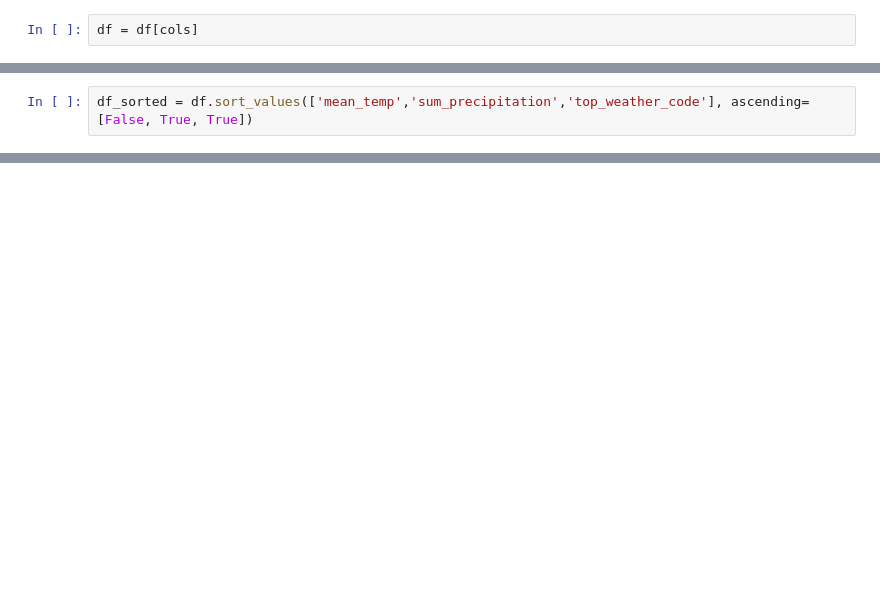
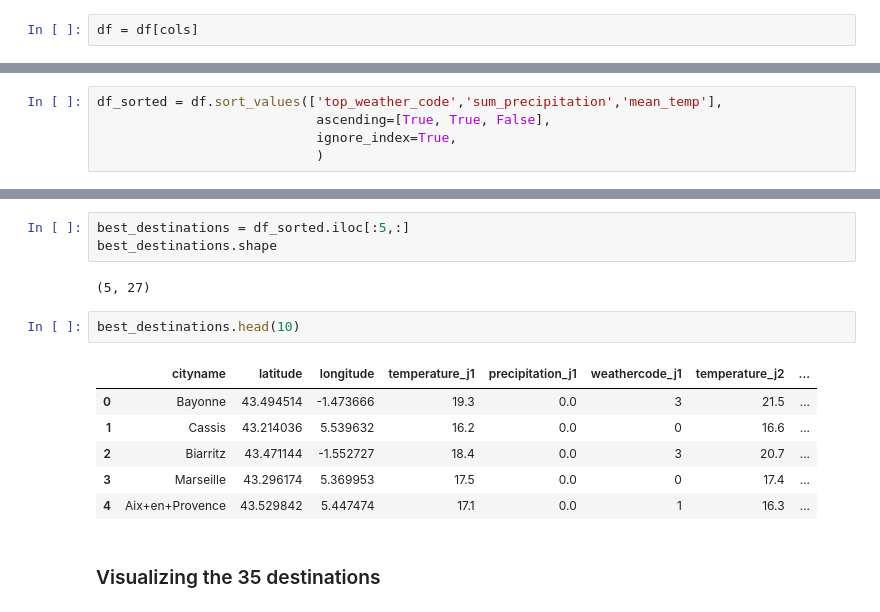
Before and after one commit to christophe-derache/certification35288_bloc1-kayak_project, a Jupyter notebook: get_weather_35_destinations/sort_best_destinations.ipynb, the cells around one changed output, grey strips where cells are left out. Saved outputs shown, nothing was run; the diff lists cells and outputs as text; blank space fills up the shorter version.

```diff
--- a/get_weather_35_destinations/sort_best_destinations.ipynb
+++ b/get_weather_35_destinations/sort_best_destinations.ipynb
@@ -78,2 +132,5 @@ Index(['cityname', 'coordinates', 'temperature_j1', 'precipitation_j1',
 # %%
-df_sorted = df.sort_values(['mean_temp','sum_precipitation','top_weather_code'], ascending=[False, True, True])
+df_sorted = df.sort_values(['top_weather_code','sum_precipitation','mean_temp'],
+                            ascending=[True, True, False],
+                            ignore_index=True,
+                            )
@@ -88,0 +137,16 @@ df_sorted.head(5)
+# %%
+best_destinations = df_sorted.iloc[:5,:]
+best_destinations.shape
+# %% [output]
+(5, 27)
+# %%
+best_destinations.head(10)
+# %% [output]
+|  | cityname | latitude | longitude | temperature_j1 | precipitation_j1 | weathercode_j1 | temperature_j2 | ... |
+| 0 | Bayonne | 43.494514 | -1.473666 | 19.3 | 0.0 | 3 | 21.5 | ... |
+| 1 | Cassis | 43.214036 | 5.539632 | 16.2 | 0.0 | 0 | 16.6 | ... |
+| 2 | Biarritz | 43.471144 | -1.552727 | 18.4 | 0.0 | 3 | 20.7 | ... |
+| 3 | Marseille | 43.296174 | 5.369953 | 17.5 | 0.0 | 0 | 17.4 | ... |
+| 4 | Aix+en+Provence | 43.529842 | 5.447474 | 17.1 | 0.0 | 1 | 16.3 | ... |
+# %% [markdown]
+### Visualizing the 35 destinations
```
Also changed, not shown: parts of 16 cells of this notebook, 3 other files.
